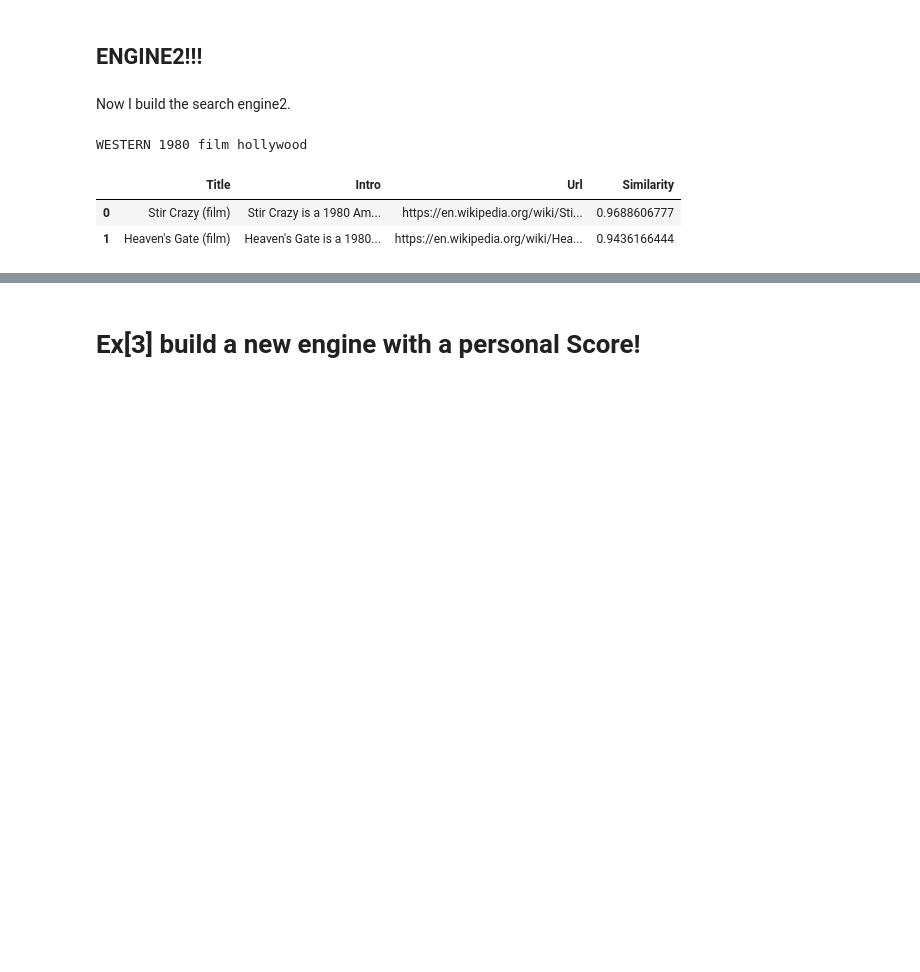
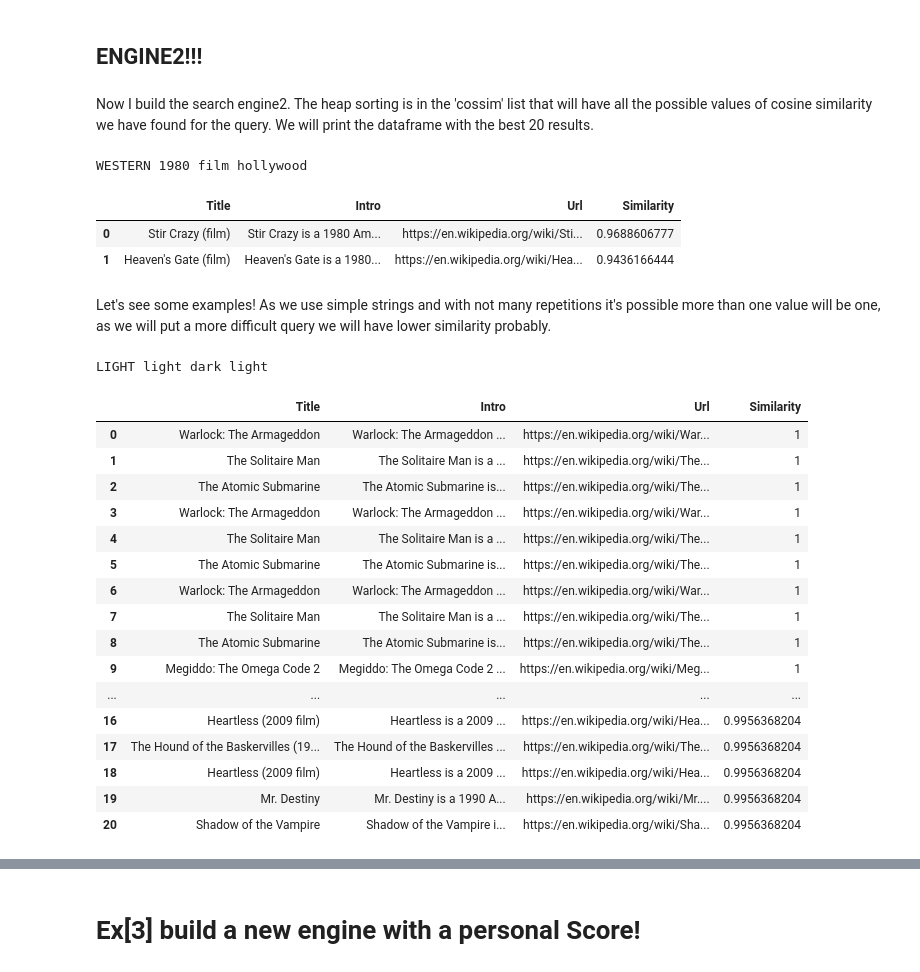
Before and after one commit to Debodeep94/ADM_HW3_Which_movie_to_watch, a Jupyter notebook: HMK3Leo.ipynb, the cells around one changed output, grey strips where cells are left out. Drawn from its saved outputs; the diff is of its cells as text; code cells hidden in the pictures; blank space fills up the shorter version.

```diff
--- a/HMK3Leo.ipynb
+++ b/HMK3Leo.ipynb
@@ -691,8 +705,8 @@ def preprocess(sentence):
 # 2.2.2) Execute the query
 # %% [markdown]
 ## ENGINE2!!!
-# %% [markdown]
-Now I build the search engine2.
+# %% [markdown]
+Now I build the search engine2. The heap sorting is in the 'cossim' list that will have all the possible values of cosine similarity we have found for the query. We will print the dataframe with the best 20 results.
 # %%
 #HERE i DEFINE THE FUCTION TO RECEIVE THE DATASET, GIVEN AN INPUT
 import heapq as hq
@@ -792,6 +791,30 @@ WESTERN 1980 film hollywood
 |  | Title | Intro | Url | Similarity |
 | 0 | Stir Crazy (film) | Stir Crazy is a 1980 Am... | https://en.wikipedia.org/wiki/Sti... | 0.9688606777 |
 | 1 | Heaven's Gate (film) | Heaven's Gate is a 1980... | https://en.wikipedia.org/wiki/Hea... | 0.9436166444 |
+# %% [markdown]
+Let's see some examples! As we use simple strings and with not many repetitions it's possible more than one value will be one, as we will put a more difficult query we will have lower similarity probably.
+# %%
+y = list(input().split())
+searchengine2(y)
+# %% [output]
+LIGHT light dark light
+|  | Title | Intro | Url | Similarity |
+| 0 | Warlock: The Armageddon | Warlock: The Armageddon ... | https://en.wikipedia.org/wiki/War... | 1 |
+| 1 | The Solitaire Man | The Solitaire Man is a ... | https://en.wikipedia.org/wiki/The... | 1 |
+| 2 | The Atomic Submarine | The Atomic Submarine is... | https://en.wikipedia.org/wiki/The... | 1 |
+| 3 | Warlock: The Armageddon | Warlock: The Armageddon ... | https://en.wikipedia.org/wiki/War... | 1 |
+| 4 | The Solitaire Man | The Solitaire Man is a ... | https://en.wikipedia.org/wiki/The... | 1 |
+| 5 | The Atomic Submarine | The Atomic Submarine is... | https://en.wikipedia.org/wiki/The... | 1 |
+| 6 | Warlock: The Armageddon | Warlock: The Armageddon ... | https://en.wikipedia.org/wiki/War... | 1 |
+| 7 | The Solitaire Man | The Solitaire Man is a ... | https://en.wikipedia.org/wiki/The... | 1 |
+| 8 | The Atomic Submarine | The Atomic Submarine is... | https://en.wikipedia.org/wiki/The... | 1 |
+| 9 | Megiddo: The Omega Code 2 | Megiddo: The Omega Code 2 ... | https://en.wikipedia.org/wiki/Meg... | 1 |
+| ... | ... | ... | ... | ... |
+| 16 | Heartless (2009 film) | Heartless is a 2009 ... | https://en.wikipedia.org/wiki/Hea... | 0.9956368204 |
+| 17 | The Hound of the Baskervilles (19... | The Hound of the Baskervilles ... | https://en.wikipedia.org/wiki/The... | 0.9956368204 |
+| 18 | Heartless (2009 film) | Heartless is a 2009 ... | https://en.wikipedia.org/wiki/Hea... | 0.9956368204 |
+| 19 | Mr. Destiny | Mr. Destiny is a 1990 A... | https://en.wikipedia.org/wiki/Mr.... | 0.9956368204 |
+| 20 | Shadow of the Vampire | Shadow of the Vampire i... | https://en.wikipedia.org/wiki/Sha... | 0.9956368204 |
 # %%
 y = list(input().split())
 searchengine2(y)
```
Also changed, not shown: parts of 37 cells of this notebook.
